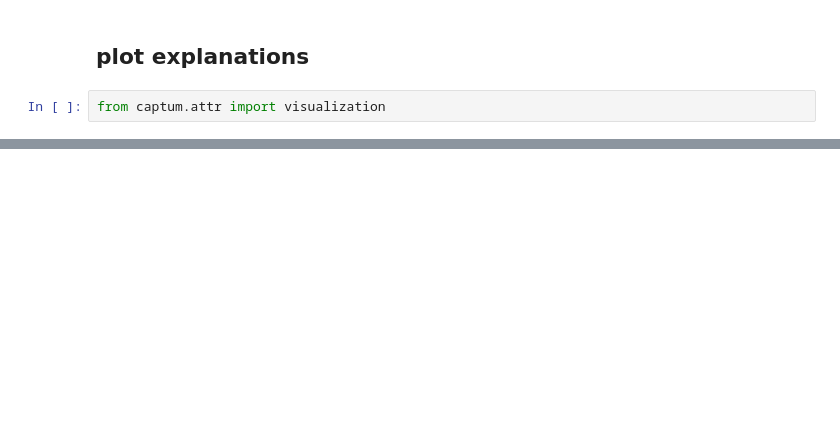
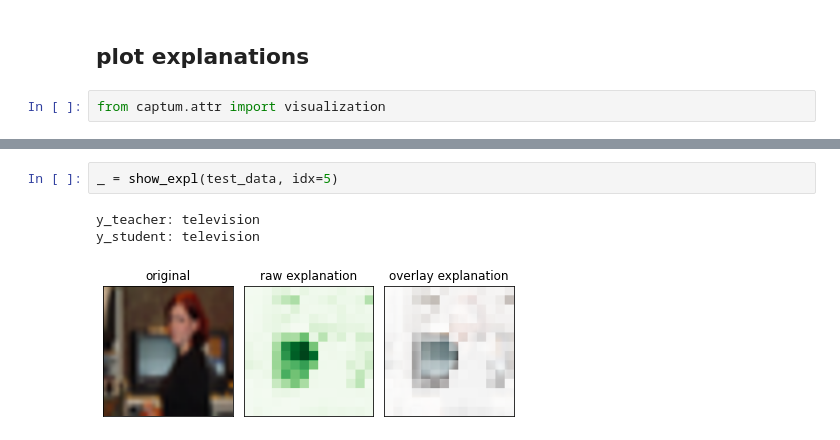
Before and after one commit to CoderPat/learning-scaffold, a Jupyter notebook: notebooks/investigate_explanations_vit.ipynb, the cells around one changed output, grey strips where cells are left out. Drawn from its saved outputs; the diff is of its cells as text; blank space fills up the shorter version.

```diff
--- a/notebooks/investigate_explanations_vit.ipynb
+++ b/notebooks/investigate_explanations_vit.ipynb
@@ -152,0 +218,6 @@ Pred: 60
+# %%
+_ = show_expl(test_data, idx=5)
+# %% [output]
+y_teacher: television
+y_student: television
+[figure, added]
```
Also changed, not shown: parts of 28 cells of this notebook.
